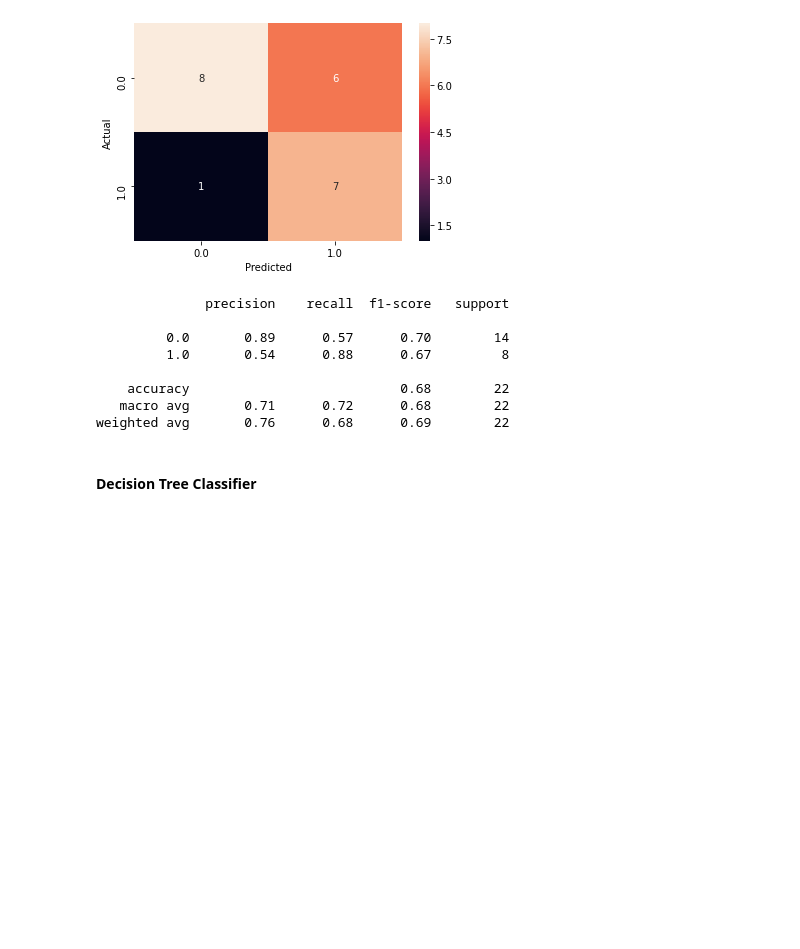
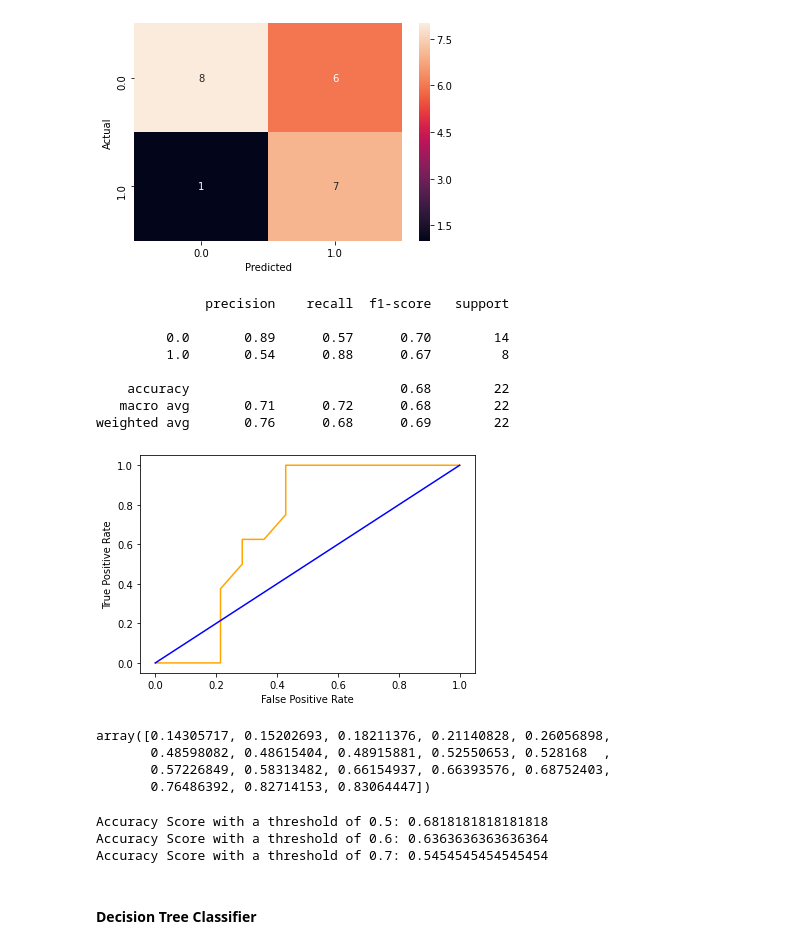
Before and after one commit to arnaldo9408/TByfqJm0wIvrxmKt, a Jupyter notebook: first_project/acme_first_project.ipynb, the cells around one changed output. Saved outputs shown, nothing was run; the diff lists cells and outputs as text; code cells hidden in the pictures; blank space fills up the shorter version.

```diff
--- a/first_project/acme_first_project.ipynb
+++ b/first_project/acme_first_project.ipynb
@@ -1291,3 +1372,21 @@ print(classification_report(y_test, lr_pred))
     accuracy                           0.68        22
    macro avg       0.71      0.72      0.68        22
 weighted avg       0.76      0.68      0.69        22
+# %%
+# Predict the probabilities
+
+pred_proba = lr.predict_proba(X_test)[:,1]
+
+# Get the false_positive_rate, true positive_rate and thresold
+
+false_positive_rate, true_positive_rate, threshold = roc_curve(y_test, pred_proba)
+# %%
+# Plot the ROC curve
+
+plt.plot(false_positive_rate, true_positive_rate, color = 'orange')
+plt.plot([0,1], [0,1], color = 'blue')
+plt.xlabel('False Positive Rate')
+plt.ylabel('True Positive Rate')
+plt.show()
+# %% [output]
+[figure, added]
@@ -1293,0 +1414,9 @@ weighted avg       0.76      0.68      0.69        22
+# %%
+# See the unique values for the predicted probabilites
+
+np.unique(pred_proba)
+# %% [output]
+array([0.14305717, 0.15202693, 0.18211376, 0.21140828, 0.26056898,
+       0.48598082, 0.48615404, 0.48915881, 0.52550653, 0.528168  ,
+       0.57226849, 0.58313482, 0.66154937, 0.66393576, 0.68752403,
+       0.76486392, 0.82714153, 0.83064447])
@@ -1294,3 +1443,13 @@ weighted avg       0.76      0.68      0.69        22
+# %%
+# Accuracy Score of each threshold
+
+print('Accuracy Score with a threshold of 0.5: {}'.format(accuracy_score(y_test, df['threshold_0.5'])))
+print('Accuracy Score with a threshold of 0.6: {}'.format(accuracy_score(y_test, df['threshold_0.6'])))
+print('Accuracy Score with a threshold of 0.7: {}'.format(accuracy_score(y_test, df['threshold_0.7'])))
+# %% [output]
+Accuracy Score with a threshold of 0.5: 0.6818181818181818
+Accuracy Score with a threshold of 0.6: 0.6363636363636364
+Accuracy Score with a threshold of 0.7: 0.5454545454545454
 # %% [markdown]
 #### Decision Tree Classifier
 # %%
```
Also changed, not shown: parts of 91 cells of this notebook.
